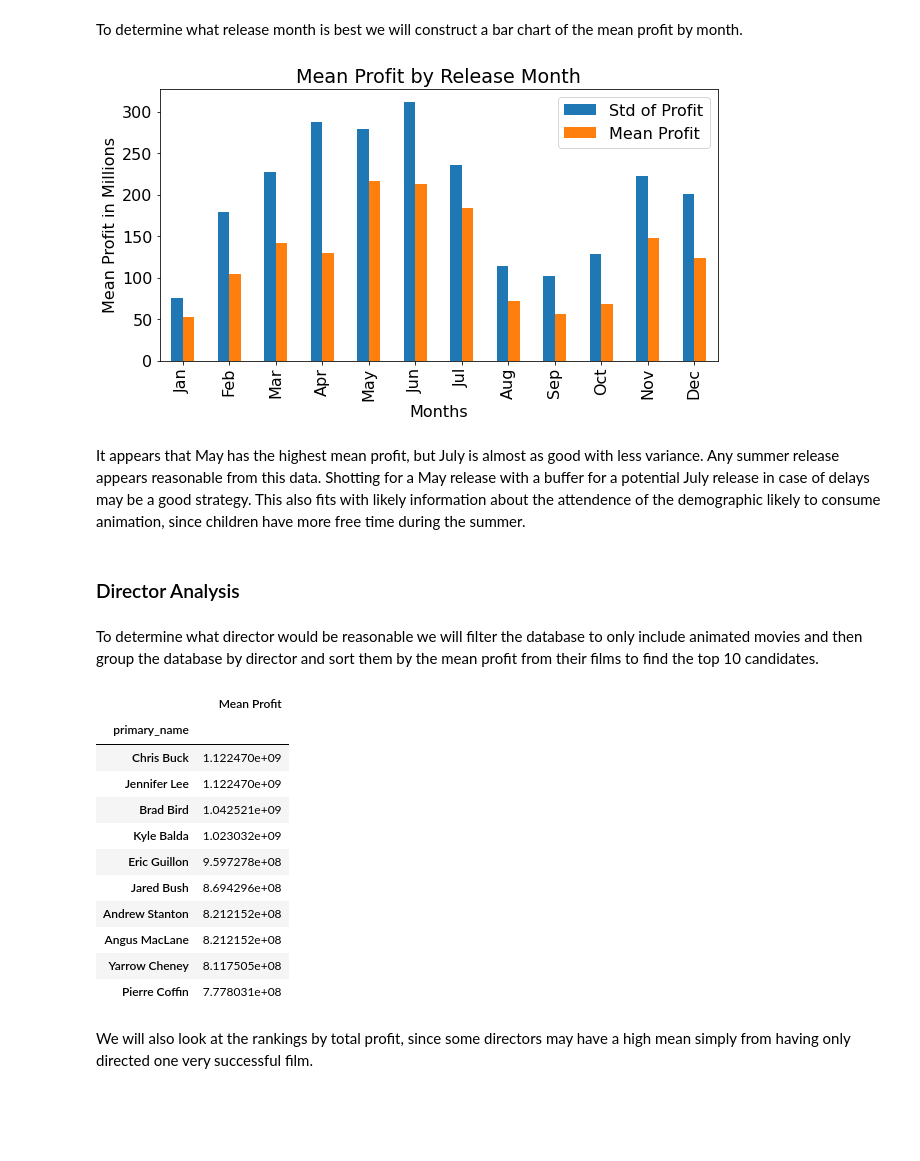
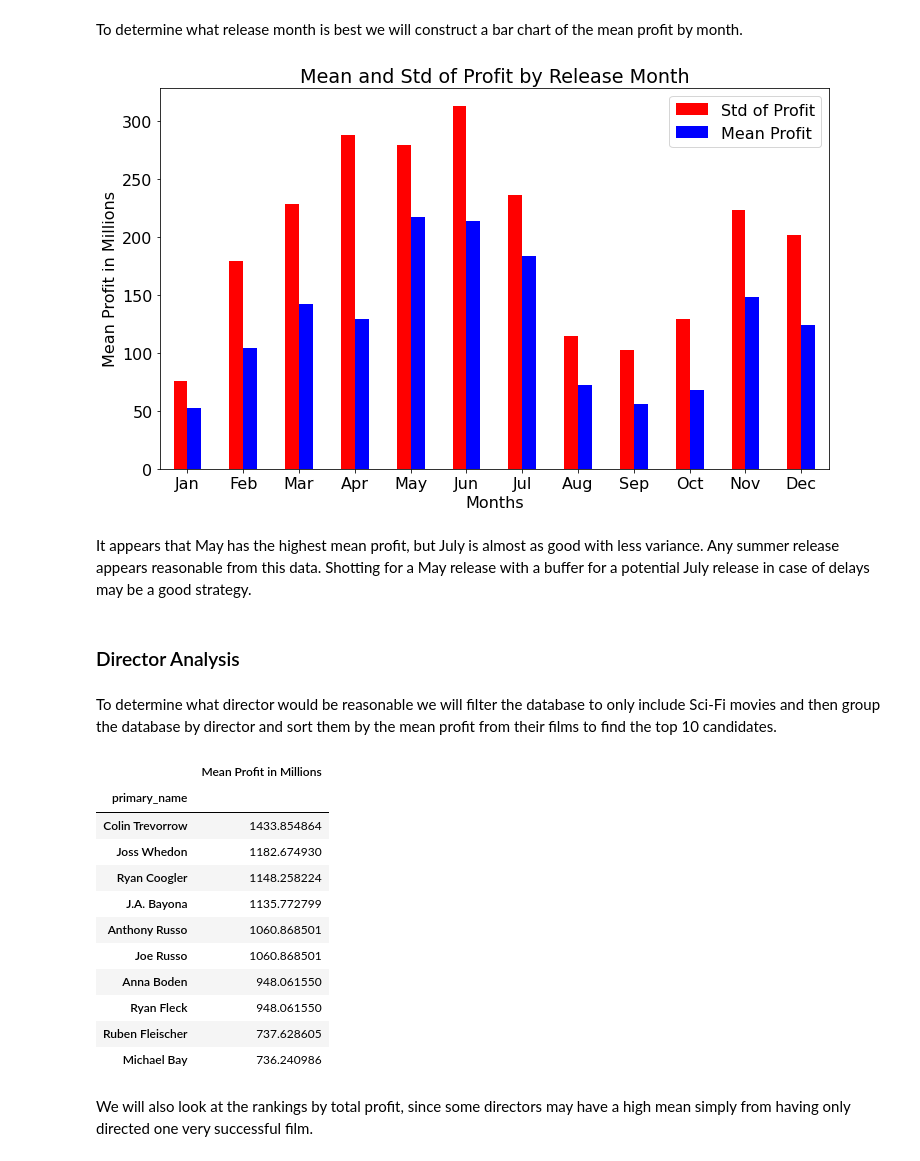
Before and after one commit to nonlocal-lia/microsoft-movie-analysis, a Jupyter notebook: dsc-phase1-project-template.ipynb, the cells around one changed output. Saved outputs shown, nothing was run; the diff lists cells and outputs as text; code cells hidden in the pictures; blank space fills up the shorter version.

```diff
--- a/dsc-phase1-project-template.ipynb
+++ b/dsc-phase1-project-template.ipynb
@@ -38,7 +47,7 @@ import seaborn as sns
 from dateutil import parser
 from datetime import date
 %matplotlib inline
-plt.rcParams["figure.figsize"] = (10,5)
+plt.rcParams["figure.figsize"] = (12,7)
 plt.rcParams.update({'font.size': 16})
 # %% [markdown]
 We will be using data from IMDB and The Numbers in our analysis.
@@ -188,8 +223,9 @@ We will begin by joining the dataframes containing the genre information and the
 # %%
 # Here you run your code to clean the data
-budgets_df.set_index('movie', inplace=True)
-titles_df.set_index('primary_title', inplace=True)
-budget_genre_df = budgets_df.join(titles_df, how='inner')
+budgets_df.rename(columns = {'movie' : 'primary_title'}, inplace=True)
+budgets_df['release_date'] = budgets_df['release_date'].map(lambda x: parser.parse(x))
+budgets_df['start_year'] = budgets_df['release_date'].dt.year
+budget_genre_df = pd.merge(budgets_df, titles_df, on = ['primary_title', 'start_year'], how='inner')
 budget_genre_df.drop(columns = ['original_title', 'runtime_minutes'], inplace=True)
 budget_genre_df.head()
 # %% [output]
@@ -204,6 +238 @@ Above we can see an anomoly caused by joining two datasets that don't have a com
-# %%
-budget_genre_df['release_date'] = budget_genre_df['release_date'].map(lambda x: parser.parse(x))
-budget_genre_df['the_number_year'] = budget_genre_df['release_date'].dt.year
-# %%
-budget_genre_df = budget_genre_df[budget_genre_df['the_number_year'] == budget_genre_df['start_year']]
 # %%
@@ -387,45 +484,47 @@ To determine what release month is best we will construct a bar chart of the mea
 # %%
 release_df = pd.DataFrame()
 release_df['release_month'] = budget_genre_df['release_date'].map(lambda x: x.month)
 release_df['profit'] = budget_genre_df['profit'].map(lambda x: x/1000000)
 release_df.reset_index(inplace = True)
 release_df.drop(columns = ['tconst'])
 mean_df = release_df.groupby(by = 'release_month').mean()
 release_df = release_df.groupby(by = 'release_month').std()
 release_df.rename(columns = {'profit' : 'Std of Profit'}, inplace=True)
 release_df['Mean Profit'] = mean_df['profit']
-release_plot = release_df.plot.bar()
-release_plot.set(xlabel= "Months", ylabel="Mean Profit in Millions", title="Mean Profit by Release Month")
+c = ['r', 'b']
+release_plot = release_df.plot.bar(color = c)
+release_plot.set(xlabel= "Months", ylabel="Mean Profit in Millions", title="Mean and Std of Profit by Release Month")
 xlabels = ['Jan', 'Feb', 'Mar', 'Apr', 'May', 'Jun', 'Jul', 'Aug', 'Sep', 'Oct', 'Nov', 'Dec']
-release_plot.set_xticklabels(xlabels);
+release_plot.set_xticklabels(xlabels, rotation = 0);
 # %% [output]
-[figure, old version]
+[figure, new version]
 # %% [markdown]
-It appears that May has the highest mean profit, but July is almost as good with less variance. Any summer release appears reasonable from this data. Shotting for a May release with a buffer for a potential July release in case of delays may be a good strategy. This also fits with likely information about the attendence of the demographic likely to consume animation, since children have more free time during the summer.
+It appears that May has the highest mean profit, but July is almost as good with less variance. Any summer release appears reasonable from this data. Shotting for a May release with a buffer for a potential July release in case of delays may be a good strategy.
 # %% [markdown]
 ### Director Analysis
 # %% [markdown]
-To determine what director would be reasonable we will filter the database to only include animated movies and then group the database by director and sort them by the mean profit from their films to find the top 10 candidates.
+To determine what director would be reasonable we will filter the database to only include Sci-Fi movies and then group the database by director and sort them by the mean profit from their films to find the top 10 candidates.
 # %%
-animated_direct_df = complete_df[complete_df['genres'].str.contains('Animation')==True]
-animated_direct_df = animated_direct_df.drop(columns = ['worldwide_gross', 'domestic_gross', 'production_budget'])
-animated_direct_df = animated_direct_df.groupby(by='primary_name').mean()
-animated_direct_df.sort_values(by='profit', ascending = False, inplace = True)
-animated_direct_df.rename(columns = {'profit': 'Mean Profit'}, inplace = True)
-animated_direct_df.head(10)
+scifi_direct_df = complete_df[complete_df['genres'].str.contains('Sci-Fi')==True]
+scifi_direct_df = scifi_direct_df.drop(columns = ['worldwide_gross', 'domestic_gross', 'production_budget'])
+scifi_direct_df = scifi_direct_df.groupby(by='primary_name').mean()
+scifi_direct_df.sort_values(by='profit', ascending = False, inplace = True)
+scifi_direct_df['profit'] = scifi_direct_df['profit'].map(lambda x: x/1000000)
+scifi_direct_df.rename(columns = {'profit': 'Mean Profit in Millions'}, inplace = True)
+scifi_direct_df.head(10)
 # %% [output]
-|  | Mean Profit |
+|  | Mean Profit in Millions |
 | primary_name |  |
-| Chris Buck | 1.122470e+09 |
-| Jennifer Lee | 1.122470e+09 |
-| Brad Bird | 1.042521e+09 |
-| Kyle Balda | 1.023032e+09 |
-| Eric Guillon | 9.597278e+08 |
-| Jared Bush | 8.694296e+08 |
-| Andrew Stanton | 8.212152e+08 |
-| Angus MacLane | 8.212152e+08 |
-| Yarrow Cheney | 8.117505e+08 |
-| Pierre Coffin | 7.778031e+08 |
+| Colin Trevorrow | 1433.854864 |
+| Joss Whedon | 1182.674930 |
+| Ryan Coogler | 1148.258224 |
+| J.A. Bayona | 1135.772799 |
+| Anthony Russo | 1060.868501 |
+| Joe Russo | 1060.868501 |
+| Anna Boden | 948.061550 |
+| Ryan Fleck | 948.061550 |
+| Ruben Fleischer | 737.628605 |
+| Michael Bay | 736.240986 |
 # %% [markdown]
 We will also look at the rankings by total profit, since some directors may have a high mean simply from having only directed one very successful film.
 # %%
```
Also changed, not shown: parts of 49 cells of this notebook.
